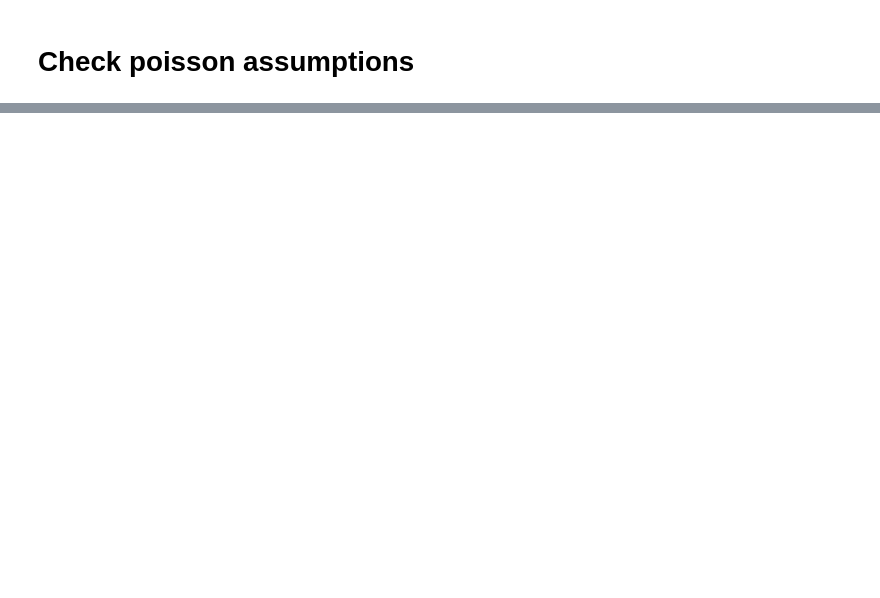
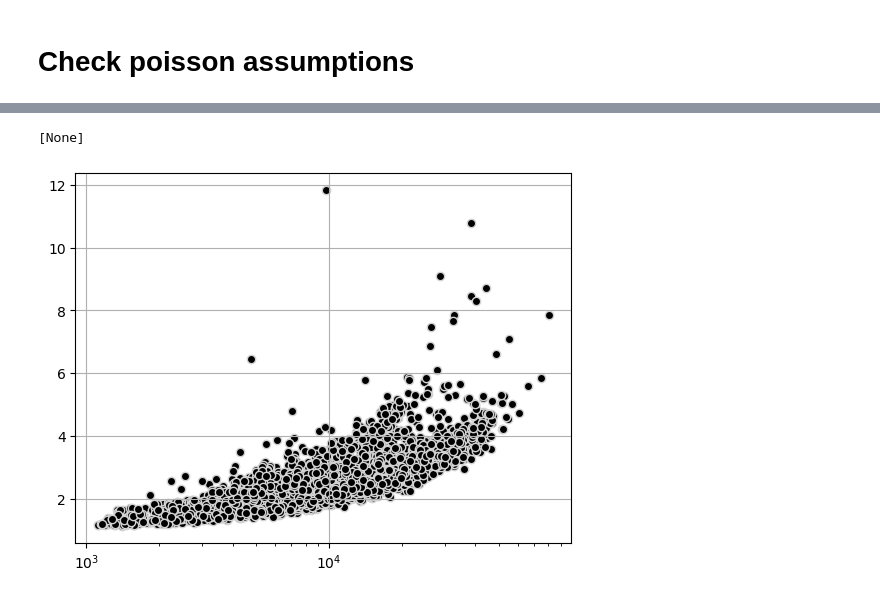
Before and after one commit to MarkusFranke/Better-Normalization-for-scATAC-seq-data, a Jupyter notebook: poisson.ipynb, the cells around one changed output, grey strips where cells are left out. Drawn from its saved outputs; the diff is of its cells as text; code cells hidden in the pictures; blank space fills up the shorter version.

```diff
--- a/poisson.ipynb
+++ b/poisson.ipynb
@@ -63 +55,10 @@ adata_sim = epi.pp.apply_filters(adata, verbose=True)
+# %%
+fig = plt.figure()
+ax = fig.add_subplot()
+ax.grid()
+ax.scatter(adata.obs['lib_size'], adata.obs['var'] / adata.obs['mean'], color='black', edgecolors='lightgrey')
+ax.set(xscale='log')
+# %% [output]
+[None]
+[figure, added]
 # %%
```
Also changed, not shown: parts of 19 cells of this notebook, 10 other files.
